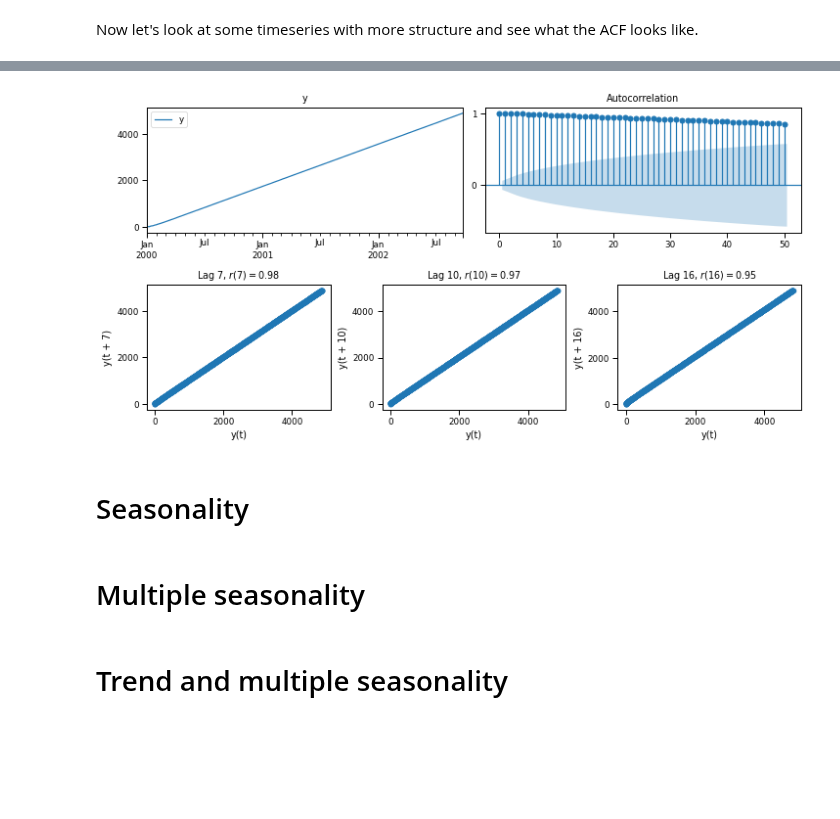
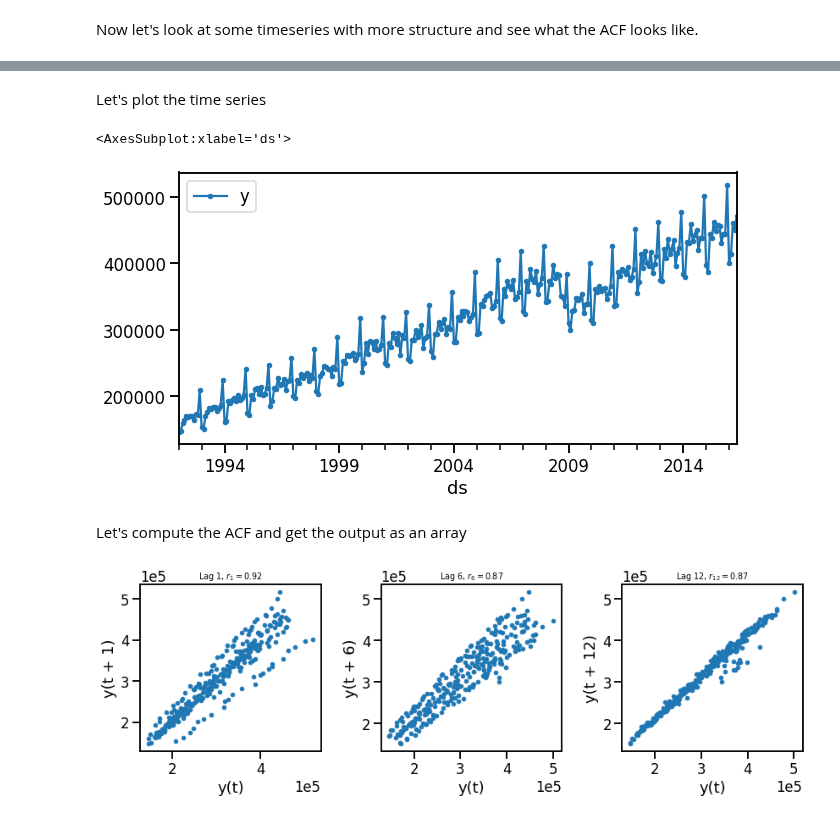
Before and after one commit to trainindata/feature-engineering-for-time-series-forecasting, a Jupyter notebook: 07-Lag-Features/03-autocorrelation-function.ipynb, the cells around one changed output, grey strips where cells are left out. Cells and saved outputs as stored; diff of their text form; code cells hidden in the pictures; blank space fills up the shorter version.

```diff
--- a/07-Lag-Features/03-autocorrelation-function.ipynb
+++ b/07-Lag-Features/03-autocorrelation-function.ipynb
@@ -343,11 +170,9 @@ ARmixed = pd.DataFrame(data={"y": y}, index=ts)
-# %%
-# Plot timeseries, ACF, and lags
-ax = plot_ts_and_acf(timeseries=ARmixed, lags=[7, 10, 16])
-# %% [output]
-[figure, removed]
-# %% [markdown]
-# Seasonality
-# %% [markdown]
-# Multiple seasonality
-# %% [markdown]
-# Trend and multiple seasonality
+# %% [markdown]
+Let's plot the time series
+# %%
+df.plot(y="y", marker=".", figsize=[10, 5])
+# %% [output]
+<AxesSubplot:xlabel='ds'>
+[figure, added]
+# %% [markdown]
+Let's compute the ACF and get the output as an array
@@ -353,0 +181,20 @@ ax = plot_ts_and_acf(timeseries=ARmixed, lags=[7, 10, 16])
+# %%
+# Plot example lag plots
+fig, ax = plt.subplots(nrows=1, ncols=3, figsize=[12, 4])
+
+with sns.plotting_context("paper"):
+    pd.plotting.lag_plot(df["y"], lag=1, ax=ax[0])
+    ax[0].set_title(f"Lag 1, $r_1={acf_[1]:.2f}$")
+    ax[0].ticklabel_format(style="sci", scilimits=(0, 0))
+
+    pd.plotting.lag_plot(df["y"], lag=6, ax=ax[1])
+    ax[1].set_title(f"Lag 6, $r_6={acf_[6]:.2f}$")
+    ax[1].ticklabel_format(style="sci", scilimits=(0, 0))
+
+    pd.plotting.lag_plot(df["y"], lag=12, ax=ax[2])
+    ax[2].set_title(f"Lag 12, $r_{{12}}={acf_[12]:.2f}$")
+    ax[2].ticklabel_format(style="sci", scilimits=(0, 0))
+
+    plt.tight_layout()
+# %% [output]
+[figure, added]
```
Also changed, not shown: parts of 37 cells of this notebook.
